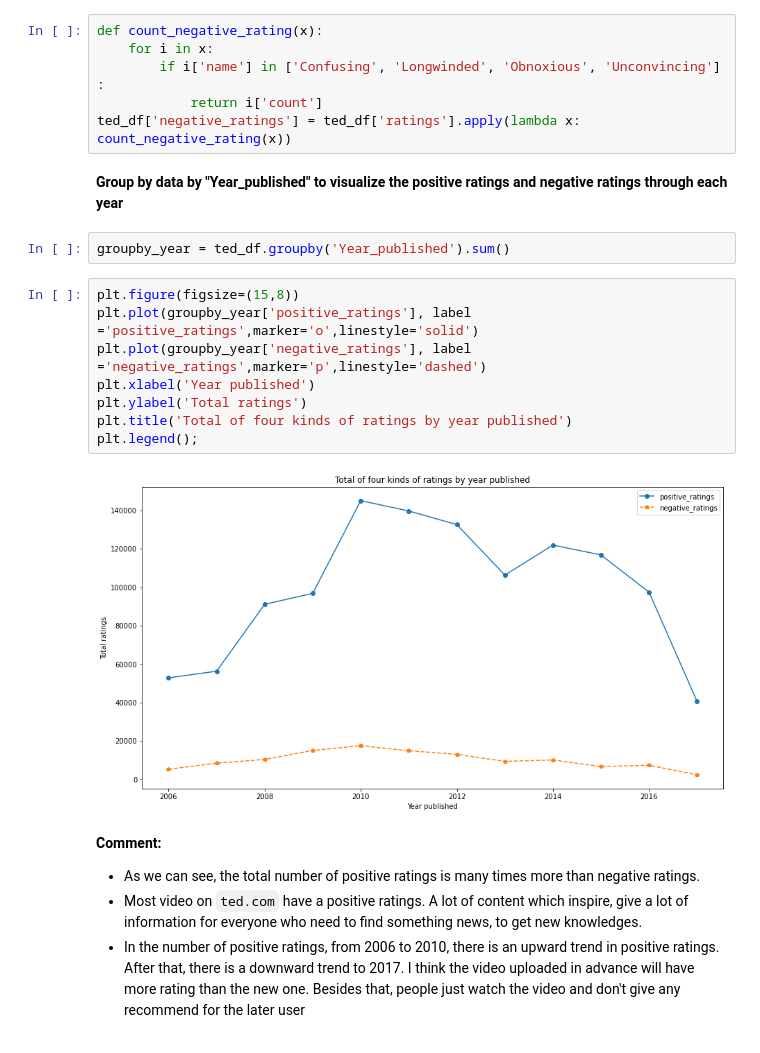
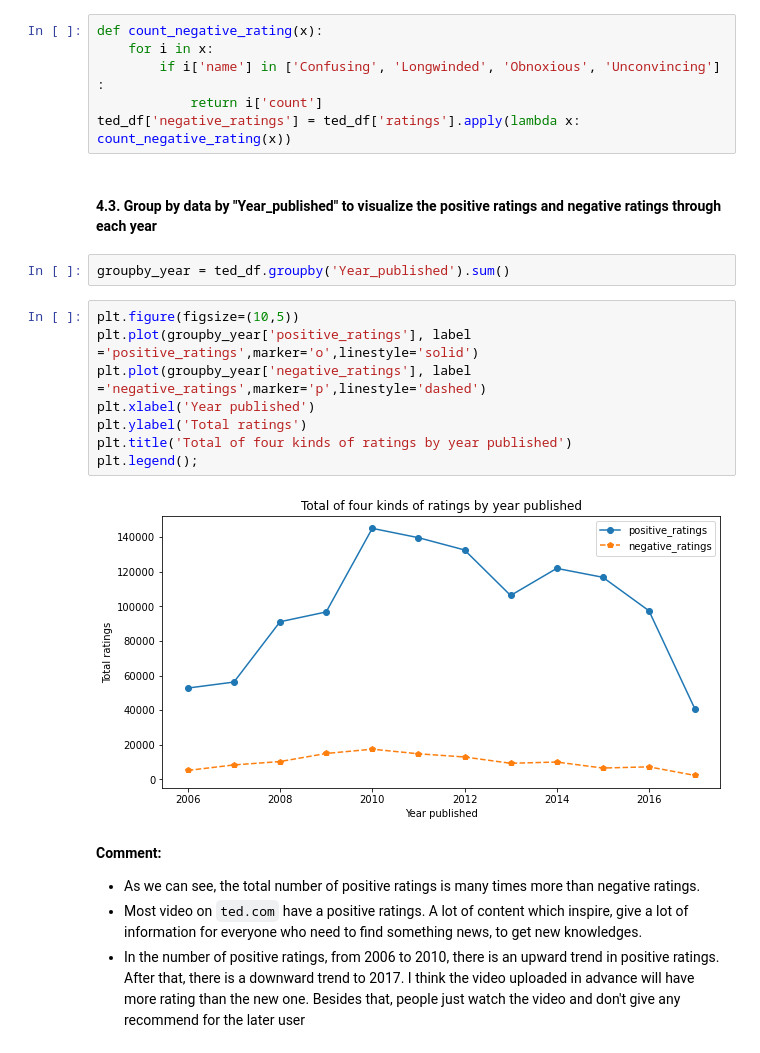
Before and after one commit to devlmhieu7521/LTKHDL_Final, a Jupyter notebook: project_final.ipynb, the cells around one changed output. Saved outputs shown, nothing was run; the diff lists cells and outputs as text.

```diff
--- a/project_final.ipynb
+++ b/project_final.ipynb
@@ -442,19 +447,19 @@ def count_negative_rating(x):
             return i['count']
 ted_df['negative_ratings'] = ted_df['ratings'].apply(lambda x: count_negative_rating(x))
 # %% [markdown]
-**Group by data by "Year_published" to visualize the positive ratings and negative ratings through each year**
+#### 4.3. Group by data by "Year_published" to visualize the positive ratings and negative ratings through each year
 # %%
 groupby_year = ted_df.groupby('Year_published').sum()
 # %%
-plt.figure(figsize=(15,8))
+plt.figure(figsize=(10,5))
 plt.plot(groupby_year['positive_ratings'], label ='positive_ratings',marker='o',linestyle='solid')
 plt.plot(groupby_year['negative_ratings'], label ='negative_ratings',marker='p',linestyle='dashed')
 plt.xlabel('Year published')
 plt.ylabel('Total ratings')
 plt.title('Total of four kinds of ratings by year published')
 plt.legend();
 # %% [output]
-[figure, old version]
+[figure, new version]
 # %% [markdown]
 **Comment:**
 - As we can see, the total number of positive ratings is many times more than negative ratings.
```
Also changed, not shown: parts of 16 cells of this notebook.
